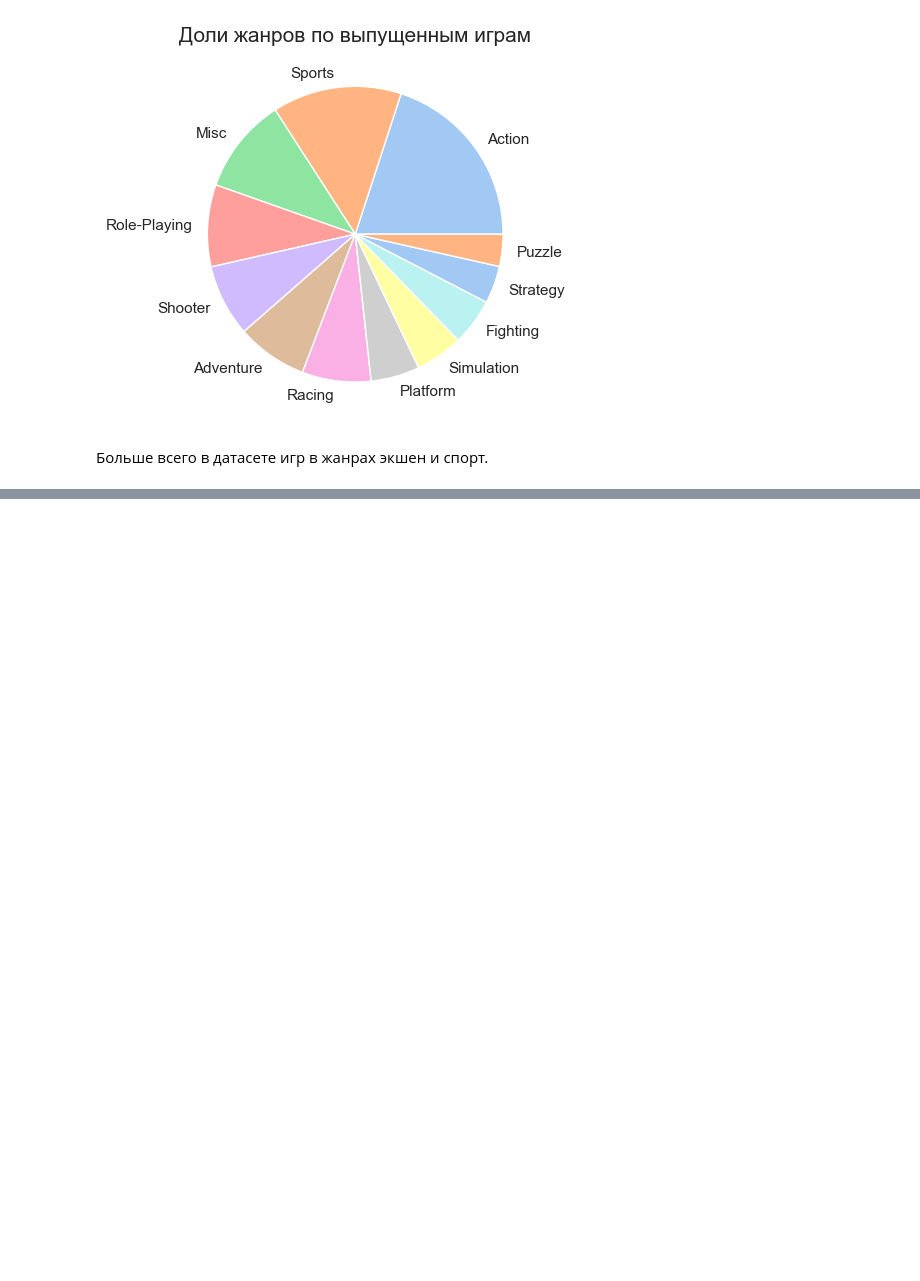
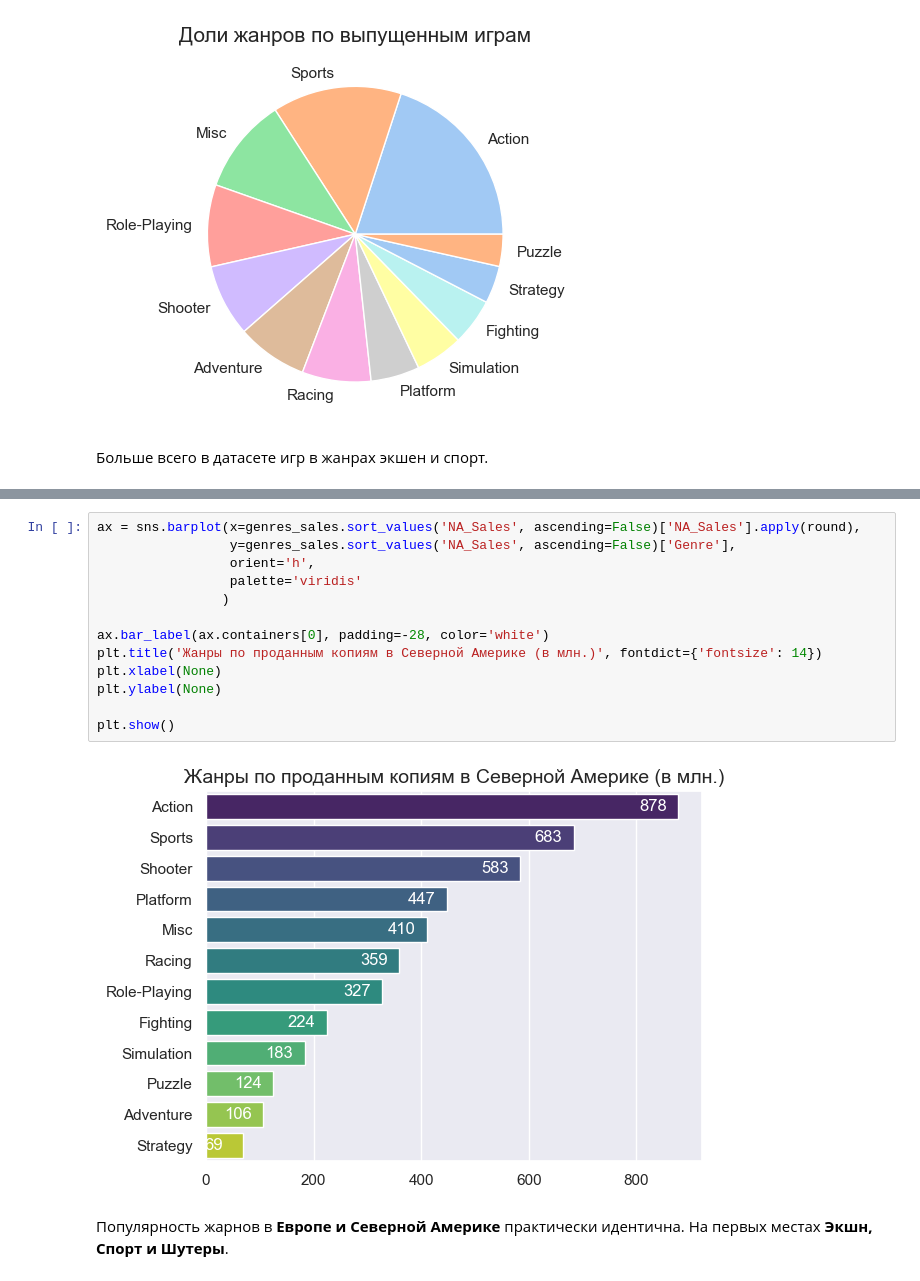
Before and after one commit to ekhavronina/data_analytics, a Jupyter notebook: video_games/video_game_sales.ipynb, the cells around one changed output, grey strips where cells are left out. Cells and saved outputs as stored; diff of their text form; blank space fills up the shorter version.

```diff
--- a/video_games/video_game_sales.ipynb
+++ b/video_games/video_game_sales.ipynb
@@ -385,0 +411,17 @@ plt.show()
+# %%
+ax = sns.barplot(x=genres_sales.sort_values('NA_Sales', ascending=False)['NA_Sales'].apply(round),
+                 y=genres_sales.sort_values('NA_Sales', ascending=False)['Genre'],
+                 orient='h',
+                 palette='viridis'
+                )
+
+ax.bar_label(ax.containers[0], padding=-28, color='white')
+plt.title('Жанры по проданным копиям в Северной Америке (в млн.)', fontdict={'fontsize': 14})
+plt.xlabel(None)
+plt.ylabel(None)
+
+plt.show()
+# %% [output]
+[figure, added]
+# %% [markdown]
+Популярность жарнов в <b>Европе и Северной Америке</b> практически идентична. На первых местах <b>Экшн, Спорт и Шутеры</b>.
```
Also changed, not shown: parts of 16 cells of this notebook.
